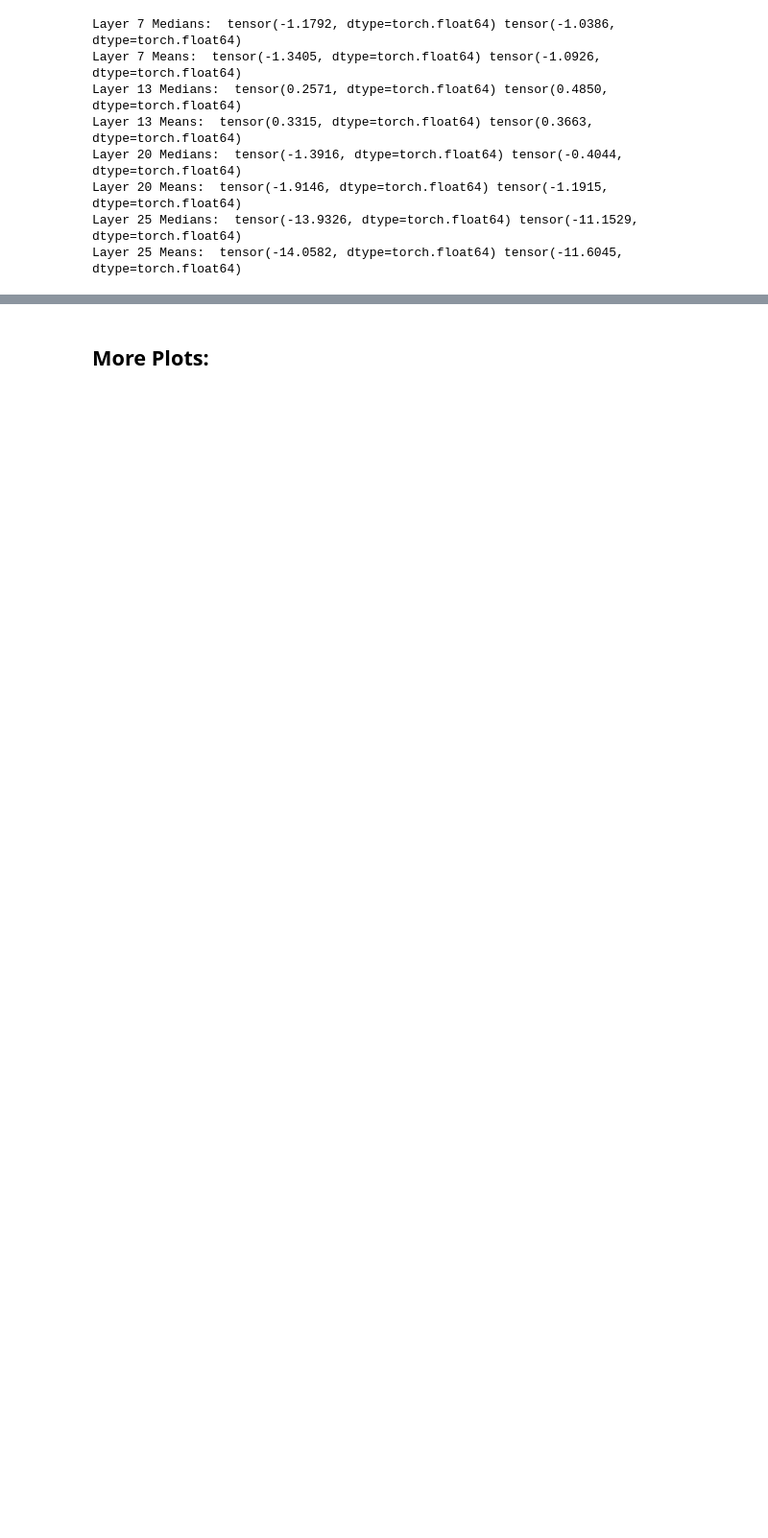
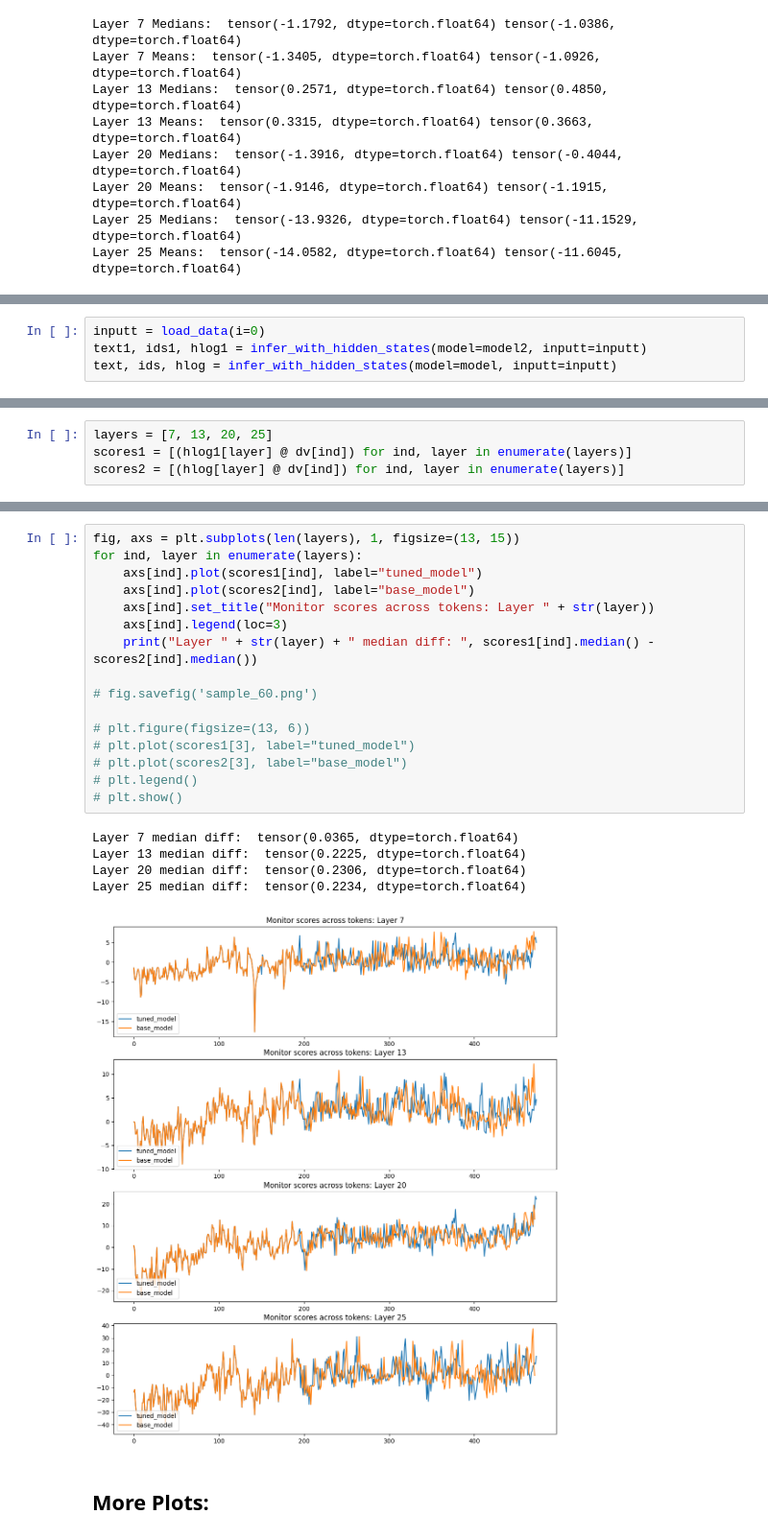
Before and after one commit to Yug-Oswal/cknob-interpretability-vone, a Jupyter notebook: compile_v3.ipynb, the cells around one changed output, grey strips where cells are left out. Shown: that part at 96% size. Drawn from its saved outputs; the diff is of its cells as text; blank space fills up the shorter version.

Commit message:
update: compiled exps and plots

```diff
--- a/compile_v3.ipynb
+++ b/compile_v3.ipynb
@@ -296,0 +301,4 @@ Layer 25 Means:  tensor(-14.0582, dtype=torch.float64) tensor(-11.6045, dtype=to
+# %%
+inputt = load_data(i=0)
+text1, ids1, hlog1 = infer_with_hidden_states(model=model2, inputt=inputt)
+text, ids, hlog = infer_with_hidden_states(model=model, inputt=inputt)
@@ -296,0 +311,4 @@ Layer 25 Means:  tensor(-14.0582, dtype=torch.float64) tensor(-11.6045, dtype=to
+# %%
+layers = [7, 13, 20, 25]
+scores1 = [(hlog1[layer] @ dv[ind]) for ind, layer in enumerate(layers)]
+scores2 = [(hlog[layer] @ dv[ind]) for ind, layer in enumerate(layers)]
@@ -297,3 +328,25 @@ Layer 25 Means:  tensor(-14.0582, dtype=torch.float64) tensor(-11.6045, dtype=to
+# %%
+fig, axs = plt.subplots(len(layers), 1, figsize=(13, 15))
+for ind, layer in enumerate(layers):
+    axs[ind].plot(scores1[ind], label="tuned_model")
+    axs[ind].plot(scores2[ind], label="base_model")
+    axs[ind].set_title("Monitor scores across tokens: Layer " + str(layer))
+    axs[ind].legend(loc=3)
+    print("Layer " + str(layer) + " median diff: ", scores1[ind].median() - scores2[ind].median())
+
+# fig.savefig('sample_60.png')
+
+# plt.figure(figsize=(13, 6))
+# plt.plot(scores1[3], label="tuned_model")
+# plt.plot(scores2[3], label="base_model")
+# plt.legend()
+# plt.show()
+# %% [output]
+Layer 7 median diff:  tensor(0.0365, dtype=torch.float64)
+Layer 13 median diff:  tensor(0.2225, dtype=torch.float64)
+Layer 20 median diff:  tensor(0.2306, dtype=torch.float64)
+Layer 25 median diff:  tensor(0.2234, dtype=torch.float64)
+[figure, added]
 # %% [markdown]
 ## More Plots:
 # %%
```
Also changed, not shown: parts of 4 cells of this notebook, 1 other file.
